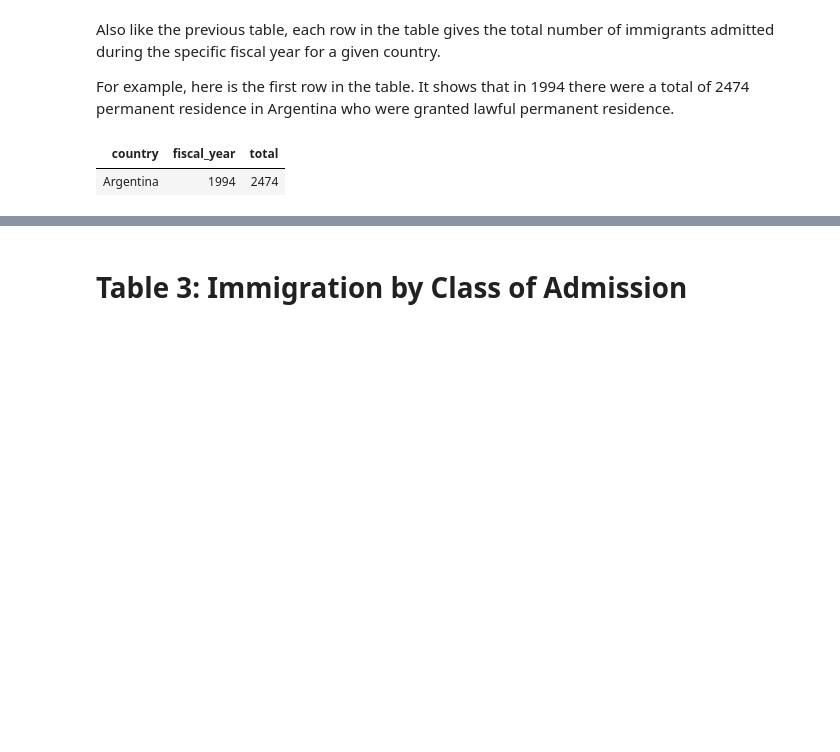
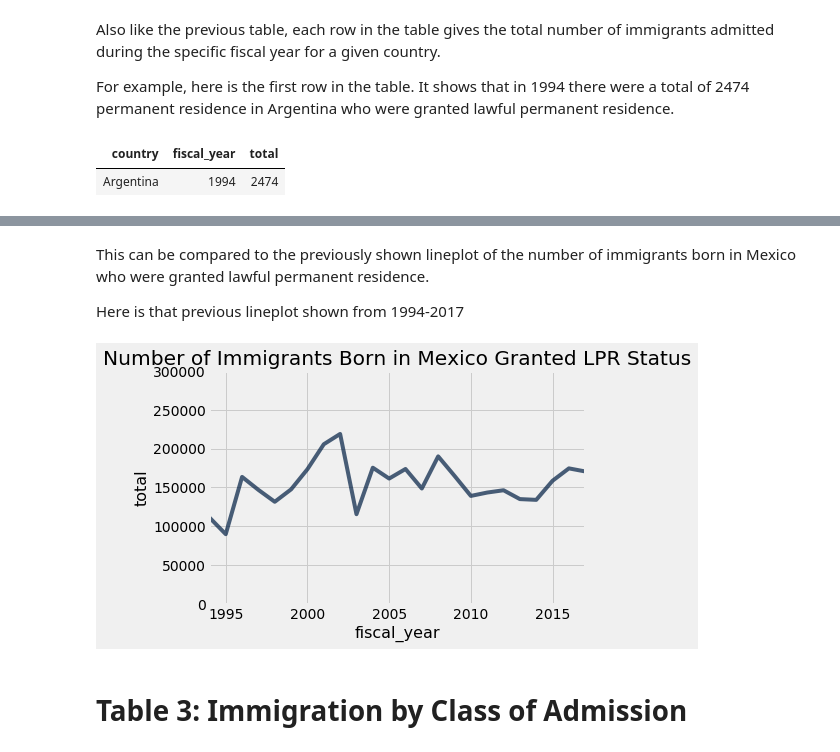
Before and after one commit to ds-modules/POLSCI-5, a Jupyter notebook: Immigration.ipynb, the cells around one changed output, grey strips where cells are left out. Cells and saved outputs as stored; diff of their text form; code cells hidden in the pictures; blank space fills up the shorter version.

```diff
--- a/Immigration.ipynb
+++ b/Immigration.ipynb
@@ -345,3 +391,15 @@ Let's explore a subset of the data again with a specific country -- Mexico.
+# %% [markdown]
+This can be compared to the previously shown lineplot of the number of immigrants born in Mexico who were granted lawful permanent residence.
+
+Here is that previous lineplot shown from 1994-2017
+# %%
+mexico.plot('fiscal_year', 'total') #generates the line plot with fiscal_year on the x-axis and total on the y-axis
+plt.title('Number of Immigrants Born in Mexico Granted LPR Status') #titles the plot
+plt.xlim(1994, 2017) #Shows the plot from x = 1994 to 2017
+plt.ylim(0, 300000) #Shows the plot from y = 0 to 300000
+plt.show()
+# %% [output]
+[figure, added]
 # %% [markdown]
 # Table 3: Immigration by Class of Admission <a id='4'></a>
 # %% [markdown]
```
Also changed, not shown: parts of 41 cells of this notebook.
